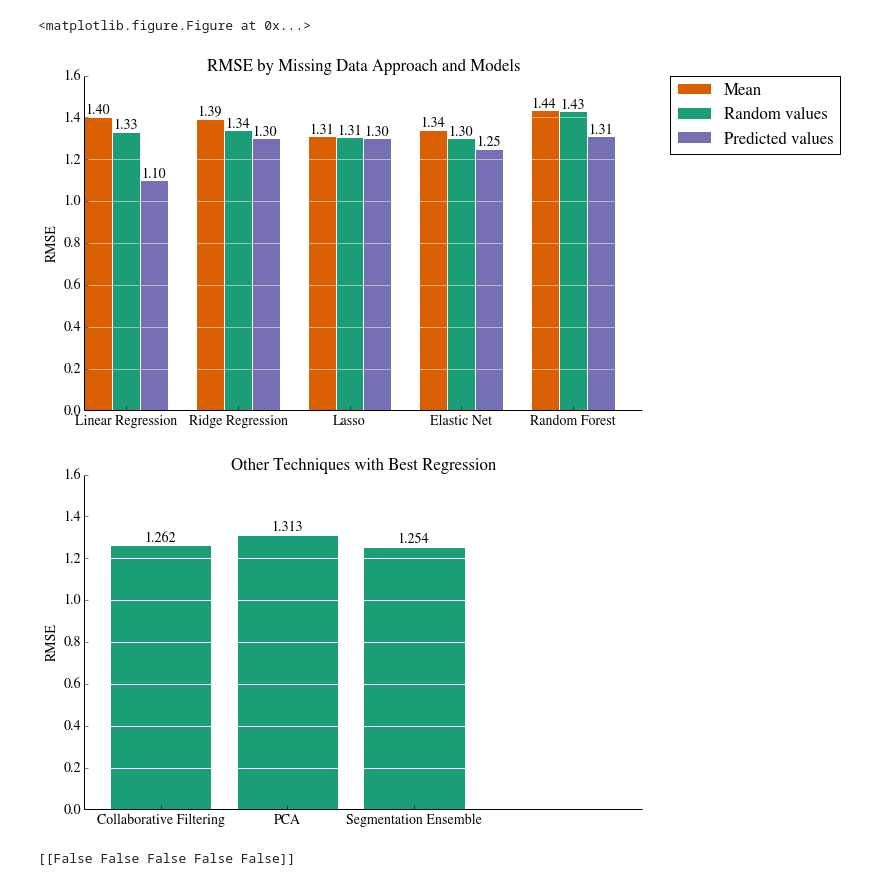
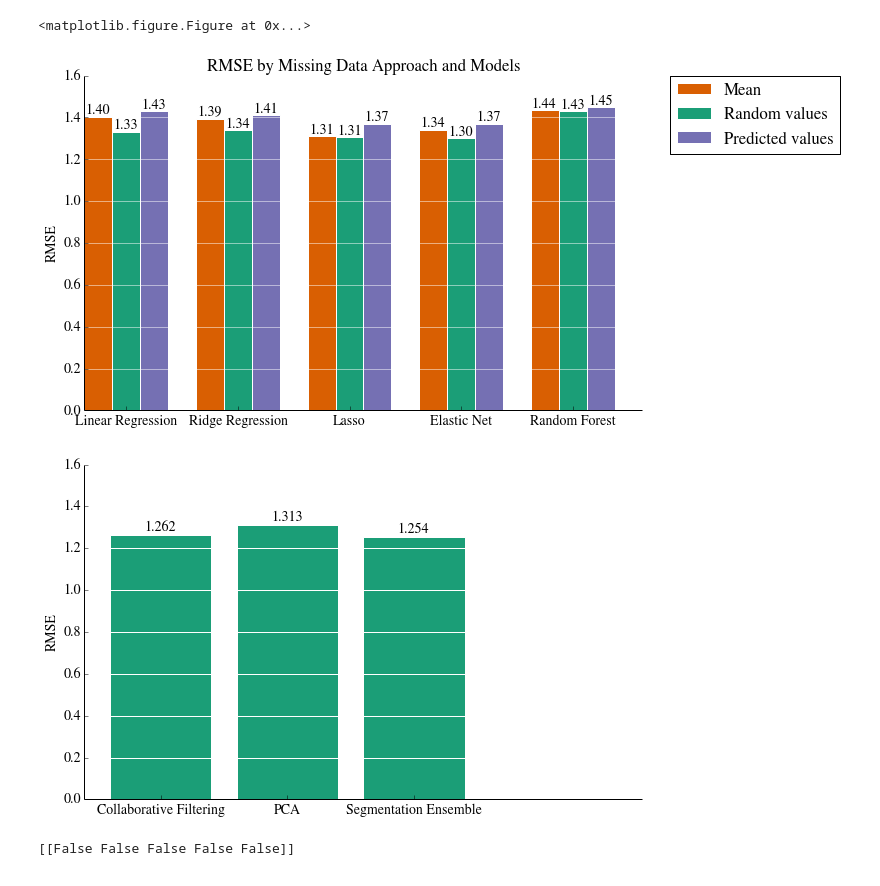
Before and after one commit to s-ramaswamy/CS-229-project, a Jupyter notebook: Visualizations.ipynb, the cells around one changed output. Saved outputs shown, nothing was run; the diff lists cells and outputs as text; code cells hidden in the pictures.

```diff
--- a/Visualizations.ipynb
+++ b/Visualizations.ipynb
@@ -283,7 +283,7 @@ rects1 = ax.bar(ind, fullRMSE, width, color=dark2_colors[1])
 splitRMSE = [1.332,1.338,1.306,1.300,1.431]
 rects2 = ax.bar(ind+width, splitRMSE, width, color=dark2_colors[0])
 
-randRMSE = [1.1,1.3,1.3,1.25,1.31]
+randRMSE = [1.43,1.41,1.37,1.37,1.45]
 rects3 = ax.bar(ind+2*width, randRMSE, width, color=dark2_colors[2])
 
 # add some text for labels, title and axes ticks
@@ -307,30 +307,29 @@ autolabel(rects3)
 plt.grid(axis = 'y', color ='white', linestyle='-')
 remove_border()
 # %% [output]
-[figure, old version]
+[figure, new version]
 # %%
 # visualize the 3 methods +
 percentages = np.array([1.262, 1.313, 1.254 ])
 width = 0.4
 ind = np.array(range(1,4))
 labels = ['Collaborative Filtering','PCA','Segmentation Ensemble']
 
 barlist = plt.bar(ind, percentages)
 plt.grid(axis='y', color='white', linestyle='-', lw=1)
 plt.ylabel('RMSE')
-plt.title('Other Techniques with Best Regression')
 
 fmt = plt.ScalarFormatter(useOffset=False)
 plt.gca().xaxis.set_major_formatter(fmt)
 plt.xlim(0.8, 5.2)
 plt.xticks(ind+width, labels)
 plt.ylim(0, 1.6)
 remove_border()
 
 for x, y in zip(ind, percentages):
     plt.annotate(("%.3f") % y, (x+width, y + .02), ha='center')
 # %% [output]
-[figure, old version]
+[figure, new version]
 # %%
 def not_so_quick_train(block):
     block.replace([np.inf, -np.inf], np.nan)
```
Also changed, not shown: 4 other files.
